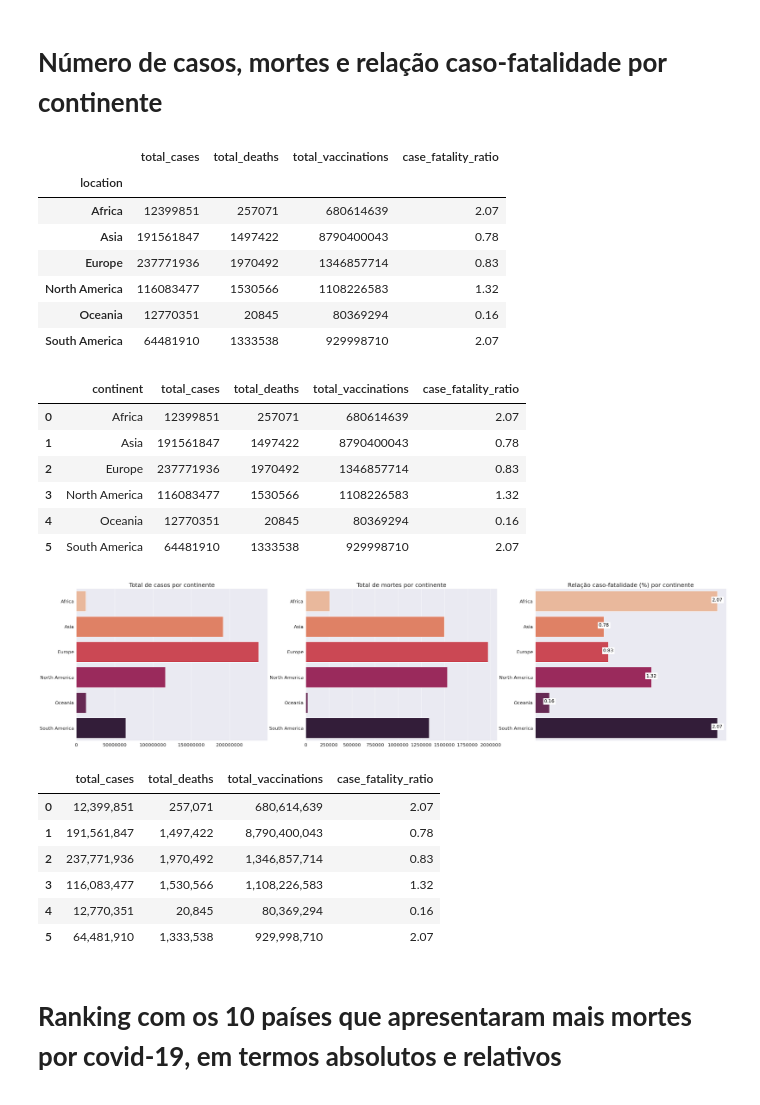
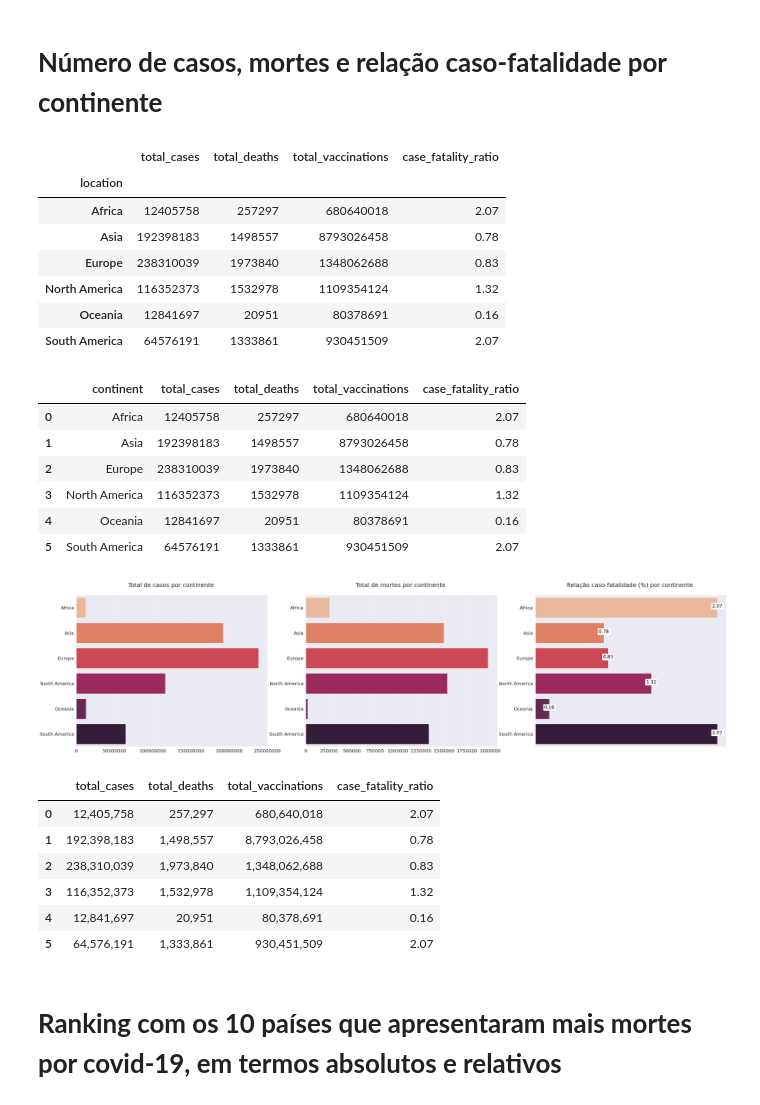
Before and after one commit to LRLeite/Data-Analytics, a Jupyter notebook: covid_19.ipynb, the cells around one changed output. Saved outputs shown, nothing was run; the diff lists cells and outputs as text; code cells hidden in the pictures.

```diff
--- a/covid_19.ipynb
+++ b/covid_19.ipynb
@@ -52,9 +53,9 @@ Index(['iso_code', 'continent', 'location', 'date', 'total_cases', 'new_cases',
        'excess_mortality', 'excess_mortality_cumulative_per_million'],
       dtype='object')
 # %%
-columns_final = ['continent', 'location', 'date', 'total_cases', 'total_deaths', 'total_cases_per_million', 'total_deaths_per_million', 'total_tests',
-                 'total_tests_per_thousand', 'total_vaccinations', 'people_vaccinated', 'people_fully_vaccinated','total_vaccinations_per_hundred',
-                 'people_vaccinated_per_hundred', 'people_fully_vaccinated_per_hundred', 'population']
+columns_final = ['continent', 'location', 'date', 'total_cases', 'new_cases', 'total_deaths', 'new_deaths', 'total_cases_per_million', 'total_deaths_per_million',
+                 'total_tests', 'total_tests_per_thousand', 'total_vaccinations', 'people_vaccinated', 'people_fully_vaccinated','total_vaccinations_per_hundred',
+                 'people_vaccinated_per_hundred', 'people_fully_vaccinated_per_hundred', 'new_vaccinations', 'population']
 
 df.drop(columns=df.columns.difference(columns_final), inplace = True)
 
@@ -70,8 +71,8 @@ df.head()
 <h2>Tratar dados</h2>
 # %%
 #Substituir valores NaN por zero
-df.fillna(df[['total_cases', 'total_deaths', 'total_cases_per_million', 'total_deaths_per_million', 'total_tests', 'total_tests_per_thousand', 'total_vaccinations', 'people_vaccinated',
-              'people_fully_vaccinated', 'total_vaccinations_per_hundred', 'people_vaccinated_per_hundred', 'people_fully_vaccinated_per_hundred', 'population']].fillna(0), inplace = True)
+df.fillna(df[['total_cases', 'new_cases', 'total_deaths', 'new_deaths', 'total_cases_per_million', 'total_deaths_per_million', 'total_tests', 'total_tests_per_thousand', 'total_vaccinations', 'people_vaccinated',
+              'people_fully_vaccinated', 'total_vaccinations_per_hundred', 'people_vaccinated_per_hundred', 'people_fully_vaccinated_per_hundred', 'new_vaccinations', 'population']].fillna(0), inplace = True)
 
 df.head()
 # %% [output]
@@ -84,7 +85,9 @@ df.head()
 # %%
 #Converter float para int
-df[['total_cases', 'total_deaths', 'total_tests', 'total_vaccinations', 'people_vaccinated', 'people_fully_vaccinated', 'population']] = df[['total_cases', 'total_deaths', 'total_tests', 'total_vaccinations',
-                                                                                                                                             'people_vaccinated', 'people_fully_vaccinated', 'population']].astype(int)
+df[['total_cases', 'new_cases', 'total_deaths', 'new_deaths', 'total_tests', 'total_vaccinations', 'people_vaccinated', 'people_fully_vaccinated', 'new_vaccinations', 'population']] = df[['total_cases', 'new_cases', 'total_deaths',
+                                                                                                                                                                                            'new_deaths', 'total_tests', 'total_vaccinations',
+                                                                                                                                                                                            'people_vaccinated', 'people_fully_vaccinated',
+                                                                                                                                                                                            'new_vaccinations', 'population']].astype(int)
 # %%
 df.head()
 # %% [output]
@@ -217,12 +220,12 @@ df_continents
 # %% [output]
 |  | total_cases | total_deaths | total_vaccinations | case_fatality_ratio |
 | location |  |  |  |  |
-| Africa | 12399851 | 257071 | 680614639 | 2.07 |
-| Asia | 191561847 | 1497422 | 8790400043 | 0.78 |
-| Europe | 237771936 | 1970492 | 1346857714 | 0.83 |
-| North America | 116083477 | 1530566 | 1108226583 | 1.32 |
-| Oceania | 12770351 | 20845 | 80369294 | 0.16 |
-| South America | 64481910 | 1333538 | 929998710 | 2.07 |
+| Africa | 12405758 | 257297 | 680640018 | 2.07 |
+| Asia | 192398183 | 1498557 | 8793026458 | 0.78 |
+| Europe | 238310039 | 1973840 | 1348062688 | 0.83 |
+| North America | 116352373 | 1532978 | 1109354124 | 1.32 |
+| Oceania | 12841697 | 20951 | 80378691 | 0.16 |
+| South America | 64576191 | 1333861 | 930451509 | 2.07 |
 # %%
 #Converter o índice 'location' em coluna, resetar e dropar o índice anterior e depois reordenar as colunas
 df_continents['continent'] = df_continents.index
@@ -233,12 +236,12 @@ df_continents = df_continents[['continent', 'total_cases', 'total_deaths', 'tota
 df_continents
 # %% [output]
 |  | continent | total_cases | total_deaths | total_vaccinations | case_fatality_ratio |
-| 0 | Africa | 12399851 | 257071 | 680614639 | 2.07 |
-| 1 | Asia | 191561847 | 1497422 | 8790400043 | 0.78 |
-| 2 | Europe | 237771936 | 1970492 | 1346857714 | 0.83 |
-| 3 | North America | 116083477 | 1530566 | 1108226583 | 1.32 |
-| 4 | Oceania | 12770351 | 20845 | 80369294 | 0.16 |
-| 5 | South America | 64481910 | 1333538 | 929998710 | 2.07 |
+| 0 | Africa | 12405758 | 257297 | 680640018 | 2.07 |
+| 1 | Asia | 192398183 | 1498557 | 8793026458 | 0.78 |
+| 2 | Europe | 238310039 | 1973840 | 1348062688 | 0.83 |
+| 3 | North America | 116352373 | 1532978 | 1109354124 | 1.32 |
+| 4 | Oceania | 12841697 | 20951 | 80378691 | 0.16 |
+| 5 | South America | 64576191 | 1333861 | 930451509 | 2.07 |
 # %%
 #Gráficos
 sns.set_theme(style = "dark")
@@ -248,54 +251,54 @@ ax[0].ticklabel_format(style='plain') #remover notação científica
 ax[1].ticklabel_format(style='plain') #remover notação científica
 ax[2].ticklabel_format(style='plain') #remover notação científica
 
-ax[0].set_title('Total de casos por continente', fontsize = 25)
+ax[0].set_title('Total de casos por continente \n', fontsize = 25)
 ax[0] = sns.barplot(data = df_continents, x = df_continents['total_cases'], y = df_continents['continent'], palette = "rocket_r", ci = None, order = ['Africa', 'Asia', 'Europe', 'North America', 'Oceania', 'South America'], ax = ax[0])
 ax[0].set_xlabel(None)
 ax[0].set_ylabel(None)
 ax[0].tick_params(axis ='x', labelsize= 20)
 ax[0].tick_params(axis ='y', labelsize= 20)
 ax[0].xaxis.grid()
 
-ax[1].set_title('Total de mortes por continente', fontsize = 25)
+ax[1].set_title('Total de mortes por continente \n', fontsize = 25)
 ax[1] = sns.barplot(data = df_continents, x = df_continents['total_deaths'], y = df_continents['continent'], palette = "rocket_r", ci = None, order = ['Africa', 'Asia', 'Europe', 'North America', 'Oceania', 'South America'], ax = ax[1])
 ax[1].set_xlabel(None)
 ax[1].set_ylabel(None)
 ax[1].tick_params(axis ='x', labelsize= 20)
 ax[1].tick_params(axis ='y', labelsize= 20)
 ax[1].xaxis.grid()
 
-ax[2].set_title('Relação caso-fatalidade (%) por continente', fontsize = 25)
+ax[2].set_title('Relação caso-fatalidade (%) por continente \n', fontsize = 25)
 ax[2] = sns.barplot(data = df_continents, x = df_continents['case_fatality_ratio'], y = df_continents['continent'], palette = "rocket_r", ci = None, order = ['Africa', 'Asia', 'Europe', 'North America', 'Oceania', 'South America'], ax = ax[2])
 ax[2].set_xlabel(None)
 ax[2].set_ylabel(None)
 ax[2].tick_params(axis ='y', labelsize= 20)
 
 x_axis = ax[2].axes.get_xaxis()
 x_axis.set_visible(False)
 
 for p in ax[2].patches:
   _x = p.get_x() + p.get_width()
   _y = p.get_y() + p.get_height() / 2
   value = float(p.get_width())
   ax[2].text(_x, _y, value, ha = "center",
   fontsize = 20,
   color = 'black',
   backgroundcolor = 'white')
 
 plt.show()
 # %% [output]
-[figure, old version]
+[figure, new version]
 # %%
 #Tabela resumo
 df_continents[['total_cases', 'total_deaths', 'total_vaccinations', 'case_fatality_ratio']].applymap(lambda x: "{:,}".format(x))
 # %% [output]
 |  | total_cases | total_deaths | total_vaccinations | case_fatality_ratio |
-| 0 | 12,399,851 | 257,071 | 680,614,639 | 2.07 |
-| 1 | 191,561,847 | 1,497,422 | 8,790,400,043 | 0.78 |
-| 2 | 237,771,936 | 1,970,492 | 1,346,857,714 | 0.83 |
-| 3 | 116,083,477 | 1,530,566 | 1,108,226,583 | 1.32 |
-| 4 | 12,770,351 | 20,845 | 80,369,294 | 0.16 |
-| 5 | 64,481,910 | 1,333,538 | 929,998,710 | 2.07 |
+| 0 | 12,405,758 | 257,297 | 680,640,018 | 2.07 |
+| 1 | 192,398,183 | 1,498,557 | 8,793,026,458 | 0.78 |
+| 2 | 238,310,039 | 1,973,840 | 1,348,062,688 | 0.83 |
+| 3 | 116,352,373 | 1,532,978 | 1,109,354,124 | 1.32 |
+| 4 | 12,841,697 | 20,951 | 80,378,691 | 0.16 |
+| 5 | 64,576,191 | 1,333,861 | 930,451,509 | 2.07 |
 # %% [markdown]
 # **Ranking com os 10 países que apresentaram mais mortes por covid-19, em termos absolutos e relativos**
 # %% [markdown]
```
Also changed, not shown: parts of 18 cells of this notebook.
